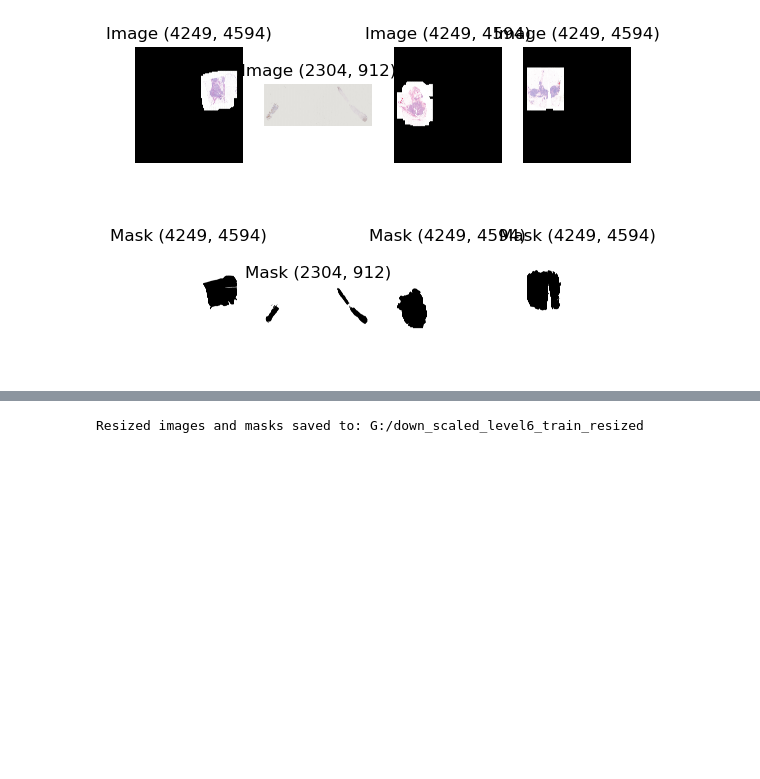
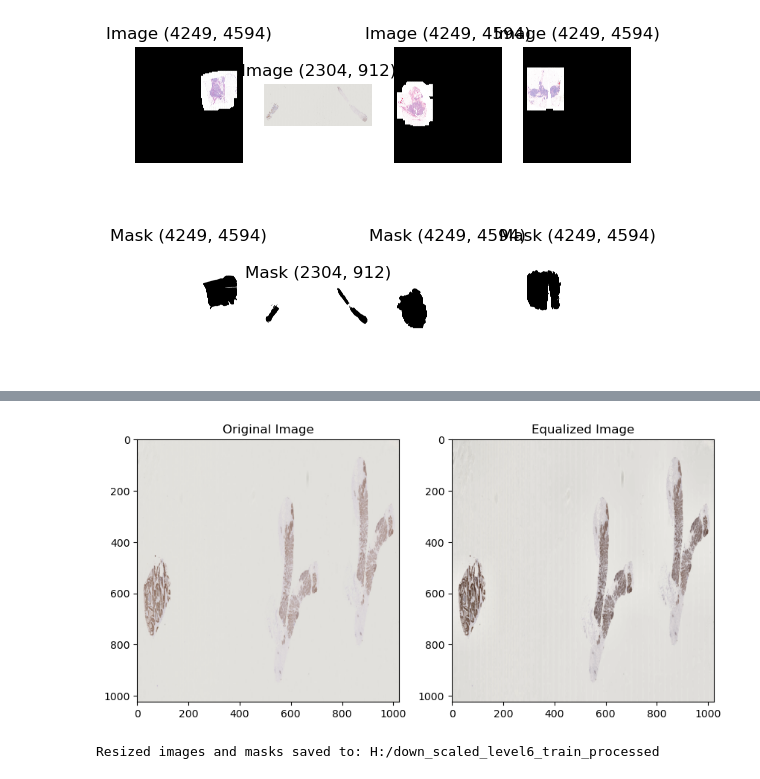
Before and after one commit to AydedeTimucin/ProjectMedic, a Jupyter notebook: Downsampled_Images_Processing(train).ipynb, the cells around one changed output, grey strips where cells are left out. Drawn from its saved outputs; the diff is of its cells as text; code cells hidden in the pictures; blank space fills up the shorter version.

```diff
--- a/Downsampled_Images_Processing(train).ipynb
+++ b/Downsampled_Images_Processing(train).ipynb
@@ -93,5 +95,53 @@ plt.show()
+# %%
+def histogram_equalization(image):
+    # Convert the image to Lab color space
+    lab_image = image.convert('LAB')
+
+    # Split the Lab image into L, a, and b channels
+    l_channel, a_channel, b_channel = lab_image.split()
+
+    # Apply histogram equalization to the L channel
+    clahe = cv2.createCLAHE(clipLimit=2.0, tileGridSize=(8, 8))
+    equalized_l_channel = clahe.apply(np.array(l_channel))
+
+    # Merge the equalized L channel with the original a and b channels
+    equalized_lab_image = Image.merge('LAB', (Image.fromarray(equalized_l_channel), a_channel, b_channel))
+
+    # Convert the equalized Lab image back to RGB
+    equalized_rgb_image = equalized_lab_image.convert('RGB')
+
+    return equalized_rgb_image
+# %%
+for i in range(len(image_files)):
+    image_name = image_files[i]
+    mask_name = mask_files[i]
+
+    image_path = os.path.join(image_dir, image_name)
+    mask_path = os.path.join(mask_dir, mask_name)
+
+    # Load and resize image and mask pairs
+    resized_image, resized_mask = load_resize_image_mask_pair(image_path, mask_path, target_size)
+
+    # Apply histogram equalization to the resized image
+    equalized_image = histogram_equalization(resized_image)
+
+    plt.figure(figsize=(10, 5))
+
+    plt.subplot(1, 2, 1)
+    plt.imshow(resized_image)
+    plt.title('Original Image')
+
+    plt.subplot(1, 2, 2)
+    plt.imshow(equalized_image)
+    plt.title('Equalized Image')
+
+    plt.show()
+
+    break
+# %% [output]
+[figure, added]
 # %%
-output_dir = "G:/down_scaled_level6_train_resized"  # New directory for resized images and masks
+output_dir = "H:/down_scaled_level6_train_processed"  # New directory for resized images and masks
 
 # Create the output directory if it doesn't exist
 os.makedirs(output_dir, exist_ok=True)
@@ -107,6 +157,9 @@ for i in range(len(image_files)):
     # Load and resize image and mask pairs
     resized_image, resized_mask = load_resize_image_mask_pair(image_path, mask_path, target_size)
 
+    # Apply histogram equalization to the resized image
+    equalized_image = histogram_equalization(resized_image)
+
     # Create directory structure in the output directory
     output_image_dir = os.path.join(output_dir, "Tissues", os.path.dirname(image_name))
     output_mask_dir = os.path.join(output_dir, "Masks/binary_mask", os.path.dirname(mask_name))
@@ -114,9 +167,9 @@ for i in range(len(image_files)):
     os.makedirs(output_image_dir, exist_ok=True)
     os.makedirs(output_mask_dir, exist_ok=True)
 
-    # Save resized images
+    # Save resized and equalized images
     output_image_path = os.path.join(output_image_dir, os.path.basename(image_name))
-    resized_image.save(output_image_path)
+    equalized_image.save(output_image_path)
 
     # Save resized masks
     output_mask_path = os.path.join(output_mask_dir, os.path.basename(mask_name))
@@ -124,4 +177,4 @@ for i in range(len(image_files)):
 
 print("Resized images and masks saved to:", output_dir)
 # %% [output]
-Resized images and masks saved to: G:/down_scaled_level6_train_resized
+Resized images and masks saved to: H:/down_scaled_level6_train_processed
```
Also changed, not shown: parts of 3 cells of this notebook, 3 other files.
